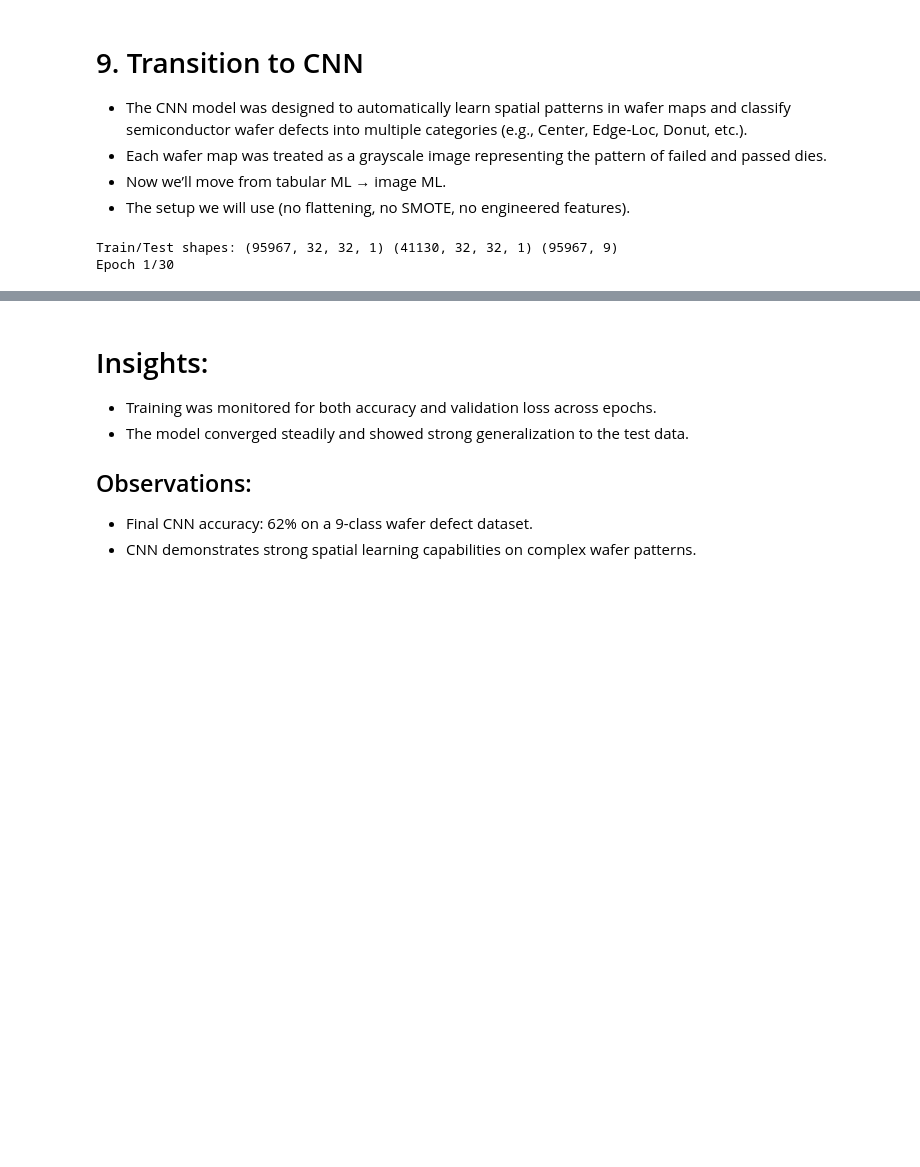
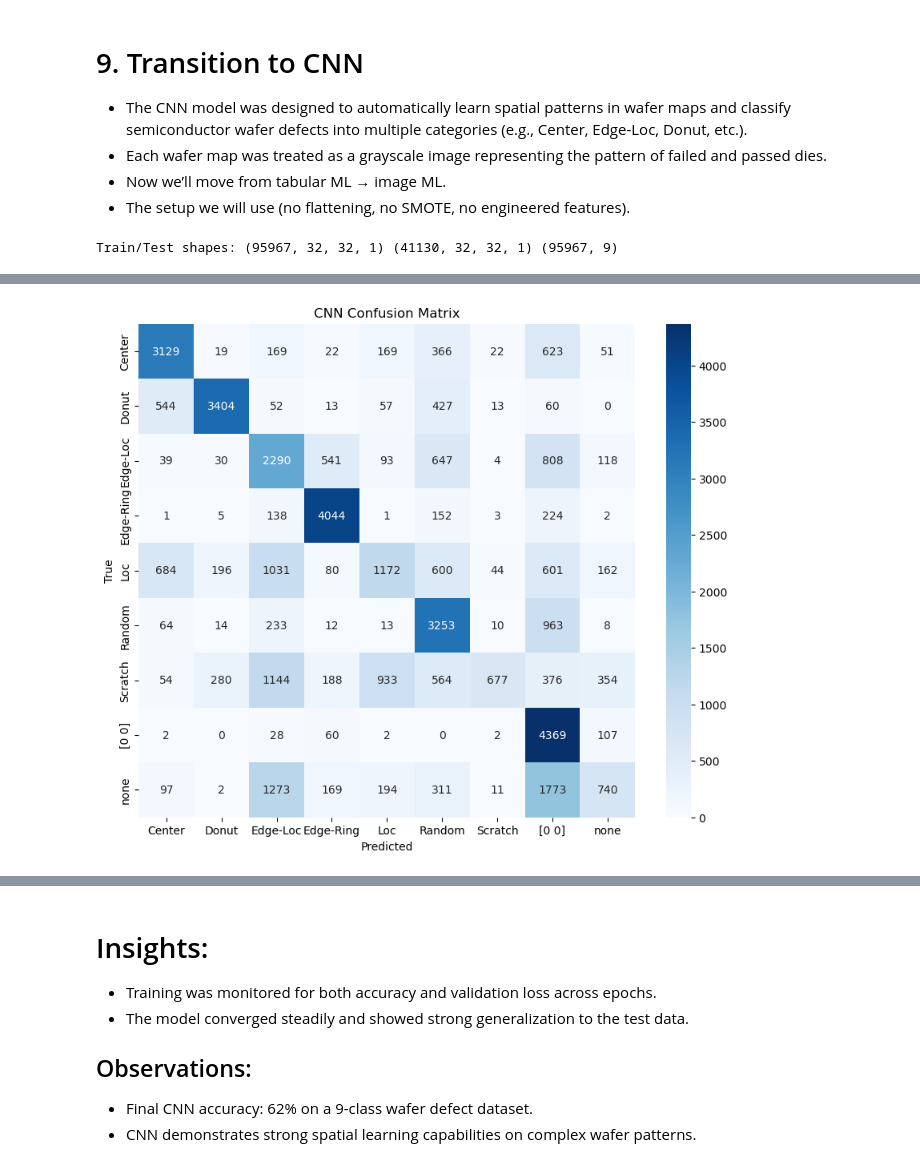
Before and after one commit to Luccy-svg/CAPSTONE-PROJECT, a Jupyter notebook: student.ipynb, the cells around one changed output, grey strips where cells are left out. Drawn from its saved outputs; the diff is of its cells as text; code cells hidden in the pictures; blank space fills up the shorter version.

```diff
--- a/student.ipynb
+++ b/student.ipynb
@@ -1260,25 +1261,23 @@ def focal_loss(gamma=2., alpha=0.25):
 # Build CNN
 
 cnn = Sequential([
-    Input(shape=(32,32,1)),
-
-    Conv2D(32, (3,3), activation='relu', padding='same'),
+    Input(shape=(32, 32, 1)),  # use shape, not batch_shape
+    Conv2D(32, (3, 3), activation='relu', padding='same'),
     BatchNormalization(),
-    Conv2D(32, (3,3), activation='relu', padding='same'),
-    MaxPooling2D(2,2),
-
-    Conv2D(64, (3,3), activation='relu', padding='same'),
+    Conv2D(32, (3, 3), activation='relu', padding='same'),
+    MaxPooling2D(2, 2),
+    Conv2D(64, (3, 3), activation='relu', padding='same'),
     BatchNormalization(),
-    Conv2D(64, (3,3), activation='relu', padding='same'),
-    MaxPooling2D(2,2),
-
+    Conv2D(64, (3, 3), activation='relu', padding='same'),
+    MaxPooling2D(2, 2),
     Flatten(),
     Dense(256, activation='relu'),
     Dropout(0.5),
     Dense(num_classes, activation='softmax')
 ])
 
-cnn.compile(optimizer='adam', loss=focal_loss(), metrics=['accuracy'])
+
+cnn.compile(optimizer='adam', loss='categorical_crossentropy', metrics=['accuracy'])
 
 callbacks = [
     EarlyStopping(monitor='val_loss', patience=5, restore_best_weights=True),
@@ -1313,9 +1312,7 @@ plt.title('CNN Confusion Matrix')
 plt.show()
 
 
-# save model
-model = model = load_model(r"C:\Users\Administrator\OneDrive\Documents\CAPSTONE-PROJECT\cnn_model.h5", compile=False)
-model.save(r"C:\Users\Administrator\OneDrive\Documents\CAPSTONE-PROJECT\cnn_model.keras")
+# Save the model in Keras 3 format
+cnn.save(r"C:\Users\Administrator\OneDrive\Documents\CAPSTONE-PROJECT\cnn_model.keras")
 # %% [output]
 Train/Test shapes: (95967, 32, 32, 1) (41130, 32, 32, 1) (95967, 9)
-Epoch 1/30
@@ -1342,3 +1336,4 @@ Epoch 10/30
+[figure, added]
 # %%
 # Plot training & validation accuracy
 plt.figure(figsize=(12,5))
```
Also changed, not shown: parts of 6 cells of this notebook.
